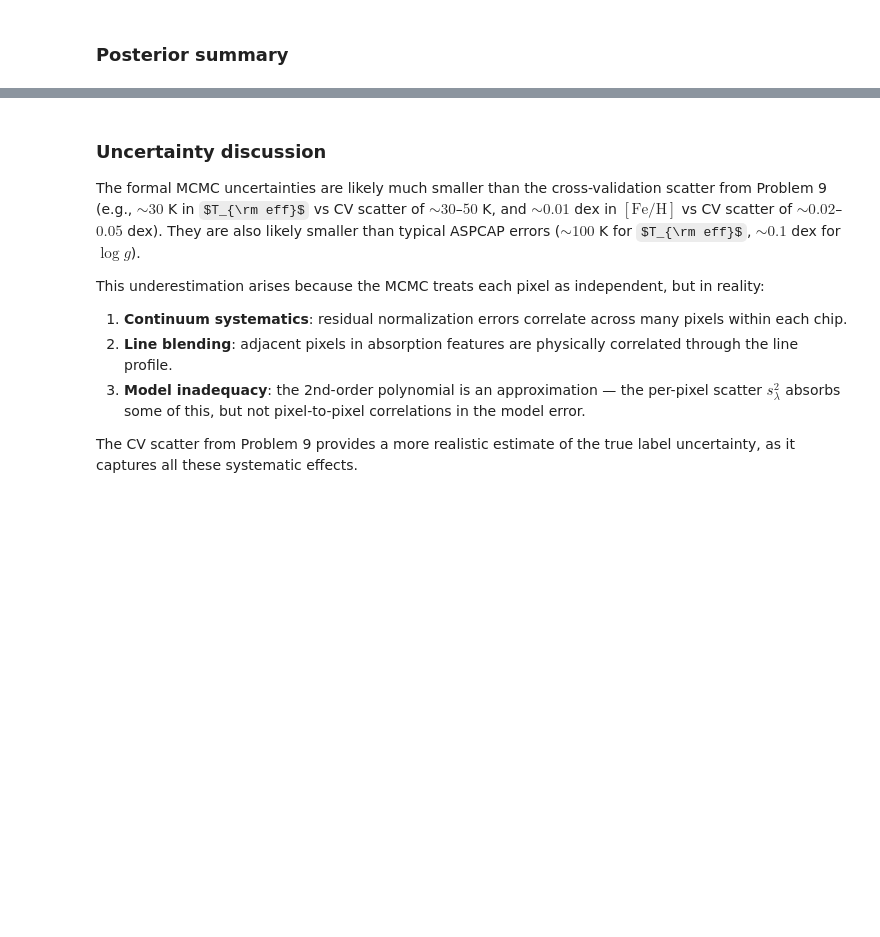
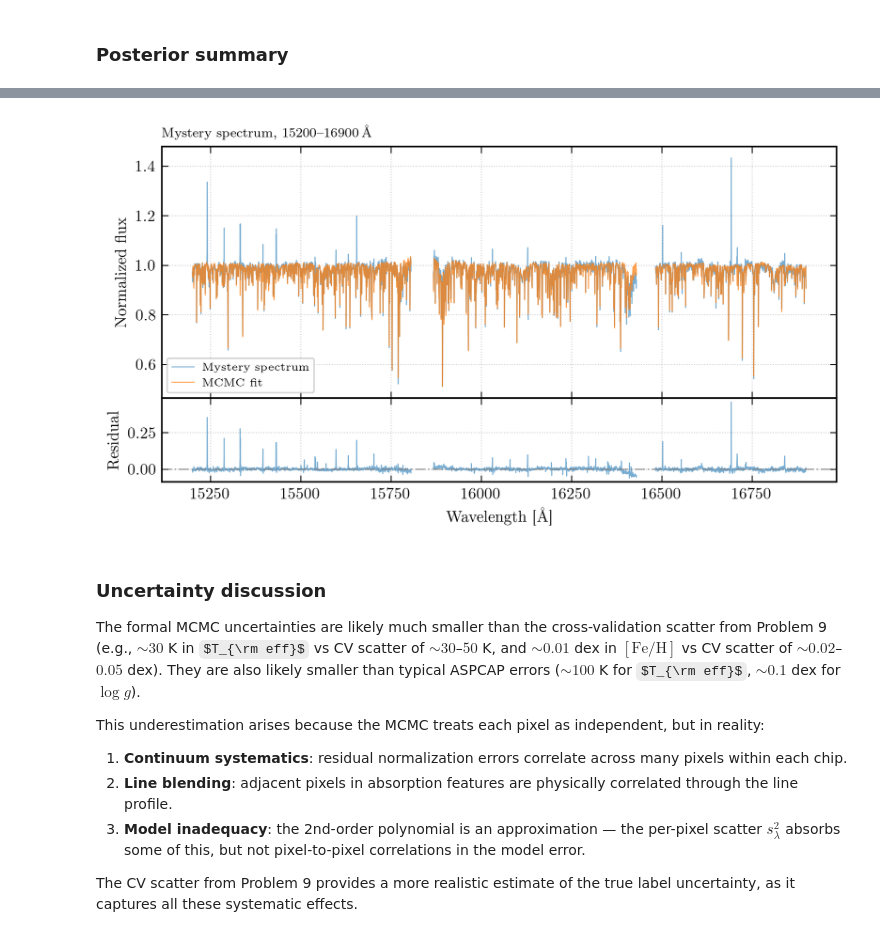
Before and after one commit to raw-asparagus/ay-128, a Jupyter notebook: labs/02/04-mcmc-and-synthesis.ipynb, the cells around one changed output, grey strips where cells are left out. Cells and saved outputs as stored; diff of their text form; code cells hidden in the pictures; some formulas as TeX source; blank space fills up the shorter version.

```diff
--- a/labs/02/04-mcmc-and-synthesis.ipynb
+++ b/labs/02/04-mcmc-and-synthesis.ipynb
@@ -127,3 +189,12 @@ posterior_df
+# %%
+flux_pred_mcmc = model.predict(result.theta)
+
+axes = plotters.plot_mystery_prediction(
+    model.wavelength, flux_norm, error_norm, flux_pred_mcmc,
+)
+plt.show()
+# %% [output]
+[figure, added]
 # %% [markdown]
 ### Uncertainty discussion
 
```
Also changed, not shown: parts of 16 cells of this notebook, 25 other files.
